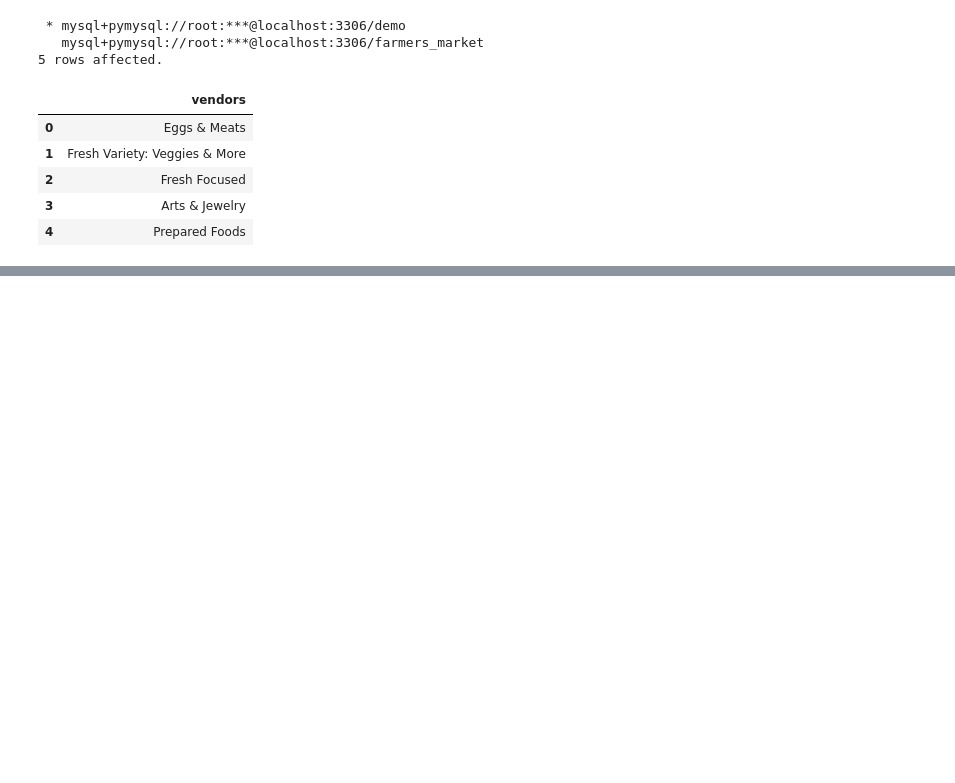
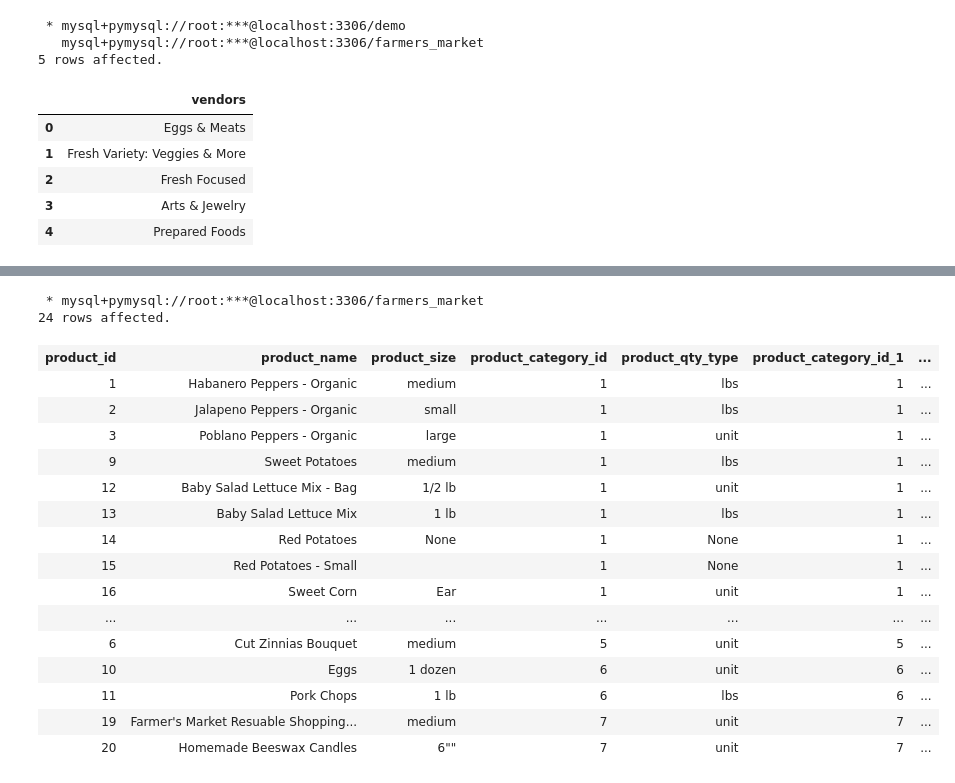
Before and after one commit to KunalNeon/SQL-For-Data-Scientist, a Jupyter notebook: sql.ipynb, the cells around one changed output, grey strips where cells are left out. Drawn from its saved outputs; the diff is of its cells as text; code cells hidden in the pictures; blank space fills up the shorter version.

```diff
--- a/sql.ipynb
+++ b/sql.ipynb
@@ -958,0 +1024,26 @@ query16=''' select vendor_id, vendor_name, vendor_type,
+# %%
+query18='''
+            select * from farmers_market.product
+                 right join farmers_market.product_category on
+                        farmers_market.product.product_category_id= farmers_market.product_category.product_category_id
+        '''
+%sql $query18
+# %% [output]
+ * mysql+pymysql://root:***@localhost:3306/farmers_market
+24 rows affected.
+| product_id | product_name | product_size | product_category_id | product_qty_type | product_category_id_1 | ... |
+| 1 | Habanero Peppers - Organic | medium | 1 | lbs | 1 | ... |
+| 2 | Jalapeno Peppers - Organic | small | 1 | lbs | 1 | ... |
+| 3 | Poblano Peppers - Organic | large | 1 | unit | 1 | ... |
+| 9 | Sweet Potatoes | medium | 1 | lbs | 1 | ... |
+| 12 | Baby Salad Lettuce Mix - Bag | 1/2 lb | 1 | unit | 1 | ... |
+| 13 | Baby Salad Lettuce Mix | 1 lb | 1 | lbs | 1 | ... |
+| 14 | Red Potatoes | None | 1 | None | 1 | ... |
+| 15 | Red Potatoes - Small |  | 1 | None | 1 | ... |
+| 16 | Sweet Corn | Ear | 1 | unit | 1 | ... |
+| ... | ... | ... | ... | ... | ... | ... |
+| 6 | Cut Zinnias Bouquet | medium | 5 | unit | 5 | ... |
+| 10 | Eggs | 1 dozen | 6 | unit | 6 | ... |
+| 11 | Pork Chops | 1 lb | 6 | lbs | 6 | ... |
+| 19 | Farmer's Market Resuable Shopping... | medium | 7 | unit | 7 | ... |
+| 20 | Homemade Beeswax Candles | 6"" | 7 | unit | 7 | ... |
```
Also changed, not shown: parts of 5 cells of this notebook.
